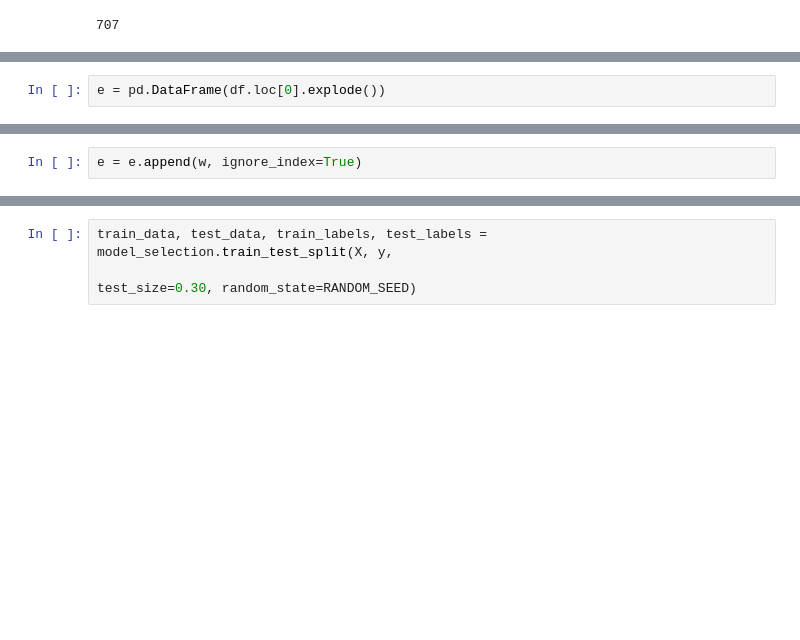
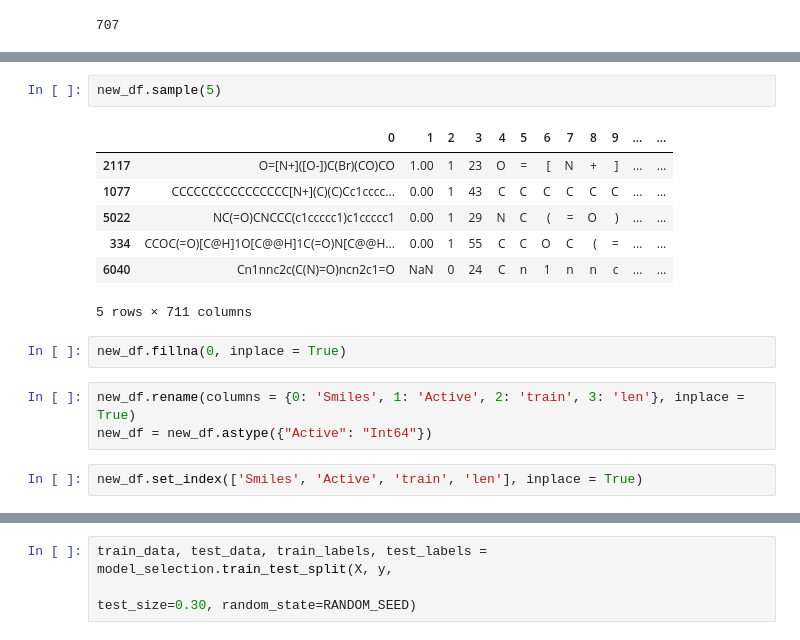
Before and after one commit to RuslanAvtobot/Global_AI_Challange, a Jupyter notebook: Explode_transpon.ipynb, the cells around one changed output, grey strips where cells are left out. Cells and saved outputs as stored; diff of their text form; blank space fills up the shorter version.

```diff
--- a/Explode_transpon.ipynb
+++ b/Explode_transpon.ipynb
@@ -147,2 +145,0 @@ new_df
-# %%
-e = pd.DataFrame(df.loc[0].explode())
@@ -165,2 +145,0 @@ w
-# %%
-e = e.append(w, ignore_index=True)
@@ -174,0 +153,17 @@ def count_i(x):
+# %%
+new_df.sample(5)
+# %% [output]
+|  | 0 | 1 | 2 | 3 | 4 | 5 | 6 | 7 | 8 | 9 | ... | ... |
+| 2117 | O=[N+]([O-])C(Br)(CO)CO | 1.00 | 1 | 23 | O | = | [ | N | + | ] | ... | ... |
+| 1077 | CCCCCCCCCCCCCCCC[N+](C)(C)Cc1cccc... | 0.00 | 1 | 43 | C | C | C | C | C | C | ... | ... |
+| 5022 | NC(=O)CNCCC(c1ccccc1)c1ccccc1 | 0.00 | 1 | 29 | N | C | ( | = | O | ) | ... | ... |
+| 334 | CCOC(=O)[C@H]1O[C@@H]1C(=O)N[C@@H... | 0.00 | 1 | 55 | C | C | O | C | ( | = | ... | ... |
+| 6040 | Cn1nnc2c(C(N)=O)ncn2c1=O | NaN | 0 | 24 | C | n | 1 | n | n | c | ... | ... |
+5 rows × 711 columns
+# %%
+new_df.fillna(0, inplace = True)
+# %%
+new_df.rename(columns = {0: 'Smiles', 1: 'Active', 2: 'train', 3: 'len'}, inplace = True)
+new_df = new_df.astype({"Active": "Int64"})
+# %%
+new_df.set_index(['Smiles', 'Active', 'train', 'len'], inplace = True)
```
Also changed, not shown: parts of 45 cells of this notebook, 4 other files.
